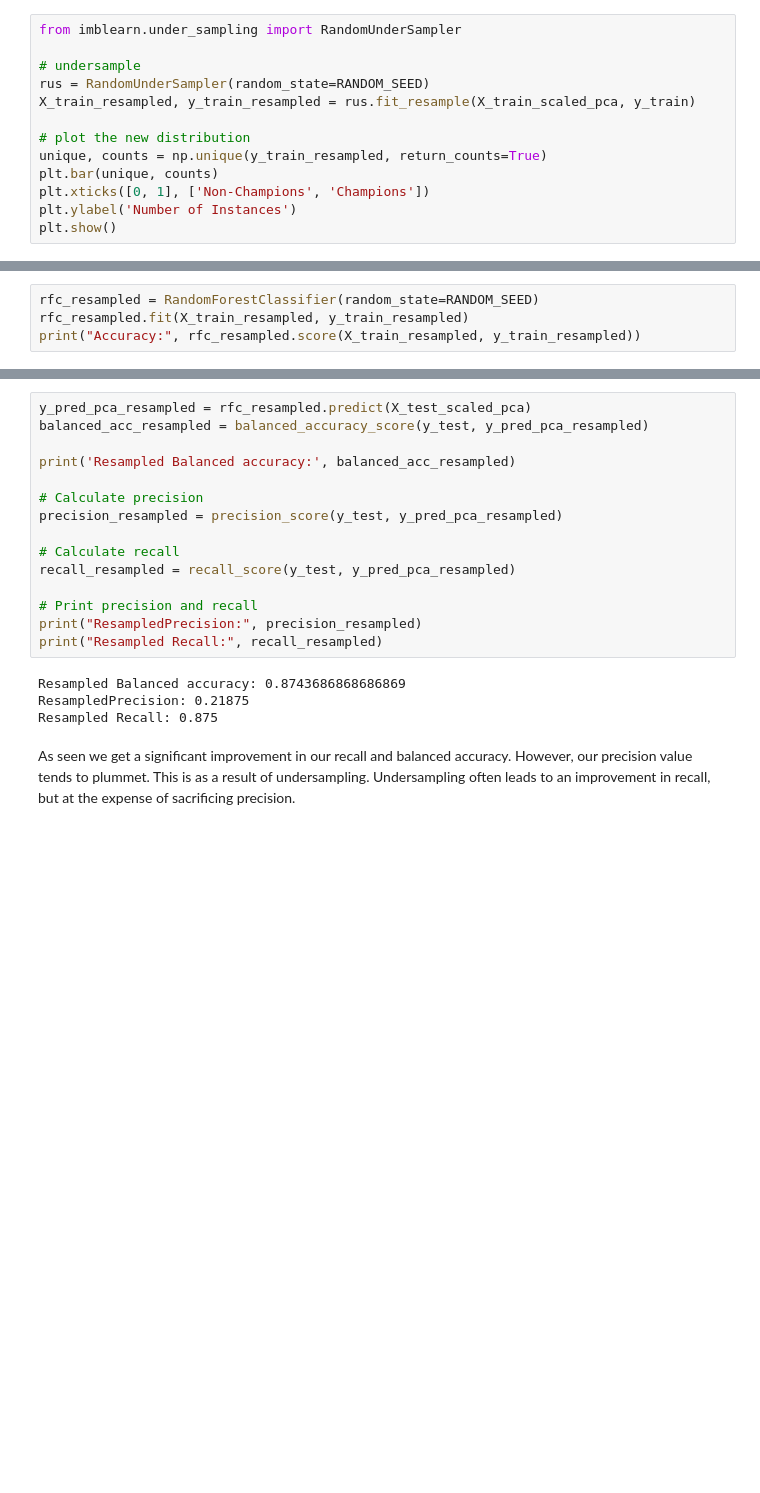
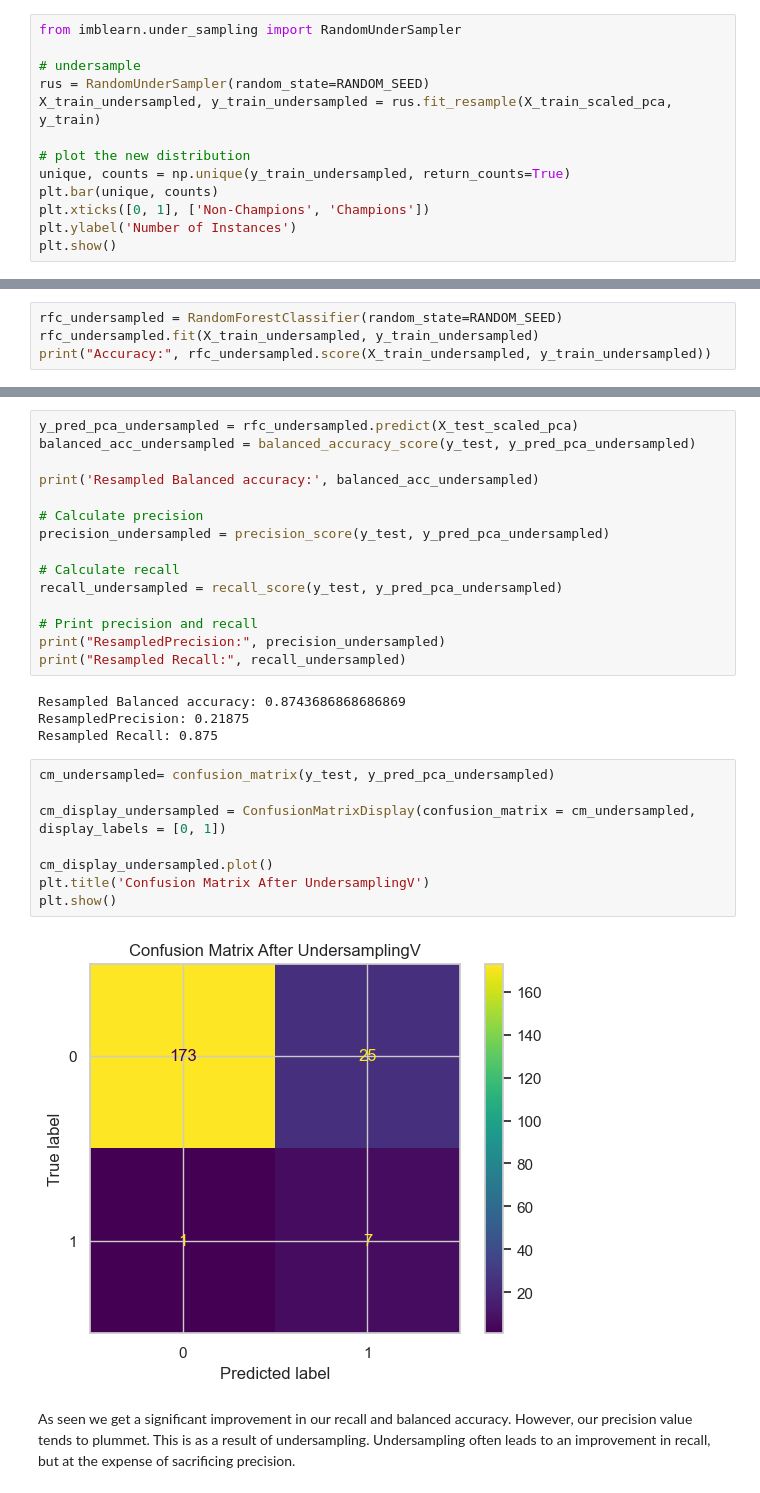
Before and after one commit to harrynwosu/champions-league, a Jupyter notebook: Project.ipynb, the cells around one changed output, grey strips where cells are left out. Cells and saved outputs as stored; diff of their text form; blank space fills up the shorter version.

```diff
--- a/Project.ipynb
+++ b/Project.ipynb
@@ -464,10 +474,10 @@ from imblearn.under_sampling import RandomUnderSampler
 
 # undersample
 rus = RandomUnderSampler(random_state=RANDOM_SEED)
-X_train_resampled, y_train_resampled = rus.fit_resample(X_train_scaled_pca, y_train)
+X_train_undersampled, y_train_undersampled = rus.fit_resample(X_train_scaled_pca, y_train)
 
 # plot the new distribution
-unique, counts = np.unique(y_train_resampled, return_counts=True)
+unique, counts = np.unique(y_train_undersampled, return_counts=True)
 plt.bar(unique, counts)
 plt.xticks([0, 1], ['Non-Champions', 'Champions'])
 plt.ylabel('Number of Instances')
@@ -481,30 +491,40 @@ We go ahead to train a new Random Forest model with our new resampled data.
 # %%
-rfc_resampled = RandomForestClassifier(random_state=RANDOM_SEED)
-rfc_resampled.fit(X_train_resampled, y_train_resampled)
-print("Accuracy:", rfc_resampled.score(X_train_resampled, y_train_resampled))
+rfc_undersampled = RandomForestClassifier(random_state=RANDOM_SEED)
+rfc_undersampled.fit(X_train_undersampled, y_train_undersampled)
+print("Accuracy:", rfc_undersampled.score(X_train_undersampled, y_train_undersampled))
 # %% [output]
 Accuracy: 1.0
 # %% [markdown]
 Normal accuracy remains unchanged, so we calculate the balanced accuracy, precision and recall to see if there is any improvement.
 # %%
-y_pred_pca_resampled = rfc_resampled.predict(X_test_scaled_pca)
-balanced_acc_resampled = balanced_accuracy_score(y_test, y_pred_pca_resampled)
+y_pred_pca_undersampled = rfc_undersampled.predict(X_test_scaled_pca)
+balanced_acc_undersampled = balanced_accuracy_score(y_test, y_pred_pca_undersampled)
 
-print('Resampled Balanced accuracy:', balanced_acc_resampled)
+print('Resampled Balanced accuracy:', balanced_acc_undersampled)
 
 # Calculate precision
-precision_resampled = precision_score(y_test, y_pred_pca_resampled)
+precision_undersampled = precision_score(y_test, y_pred_pca_undersampled)
 
 # Calculate recall
-recall_resampled = recall_score(y_test, y_pred_pca_resampled)
+recall_undersampled = recall_score(y_test, y_pred_pca_undersampled)
 
 # Print precision and recall
-print("ResampledPrecision:", precision_resampled)
-print("Resampled Recall:", recall_resampled)
+print("ResampledPrecision:", precision_undersampled)
+print("Resampled Recall:", recall_undersampled)
 # %% [output]
 Resampled Balanced accuracy: 0.8743686868686869
 ResampledPrecision: 0.21875
 Resampled Recall: 0.875
+# %%
+cm_undersampled= confusion_matrix(y_test, y_pred_pca_undersampled)
+
+cm_display_undersampled = ConfusionMatrixDisplay(confusion_matrix = cm_undersampled, display_labels = [0, 1])
+
+cm_display_undersampled.plot()
+plt.title('Confusion Matrix After UndersamplingV')
+plt.show()
+# %% [output]
+[figure, added]
 # %% [markdown]
 As seen we get a significant improvement in our recall and balanced accuracy. However, our precision value tends to plummet. This is as a result of undersampling. Undersampling often leads to an improvement in recall, but at the expense of sacrificing precision.
 # %% [markdown]
```
Also changed, not shown: parts of 38 cells of this notebook, 2 other files.
